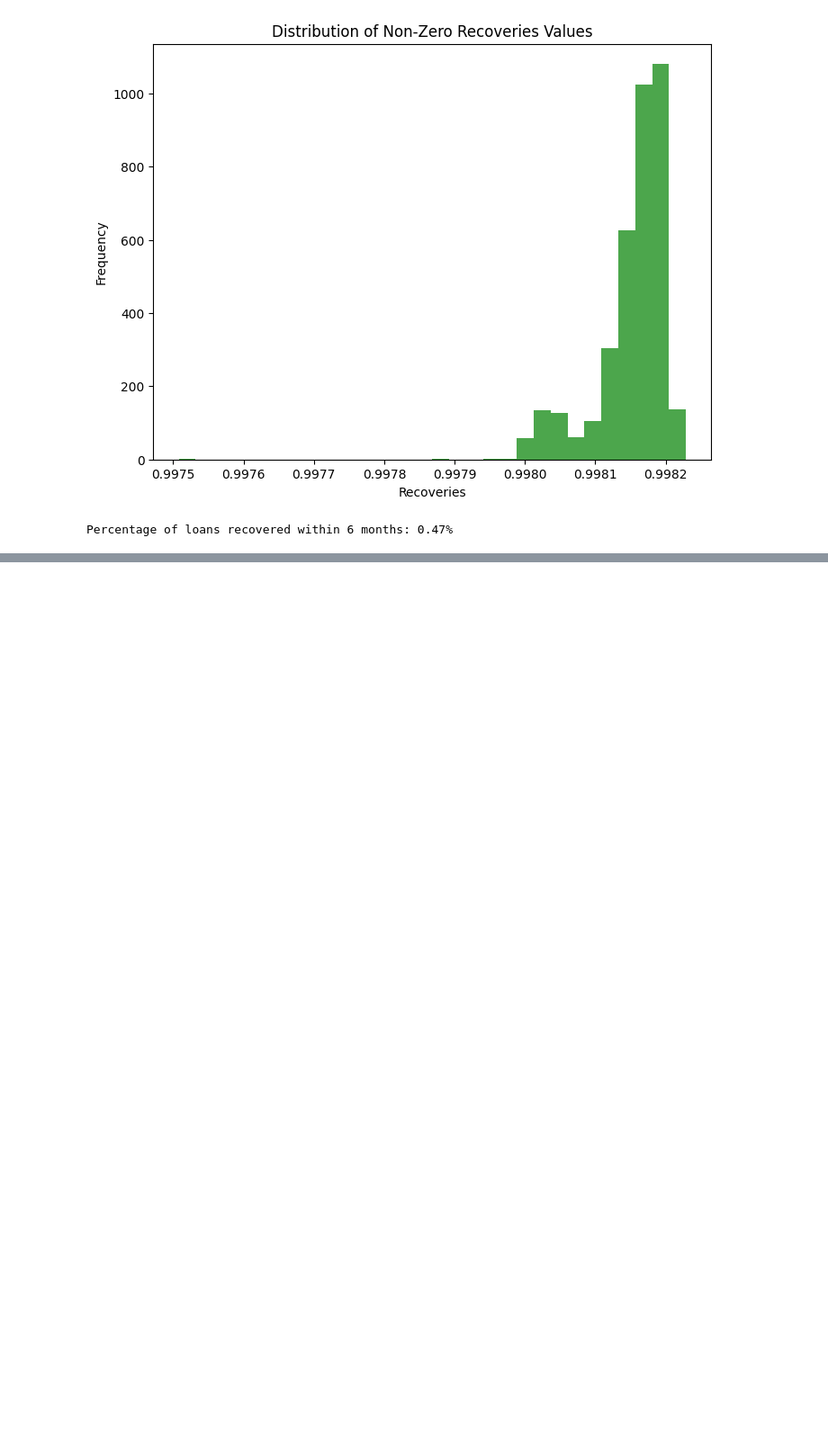
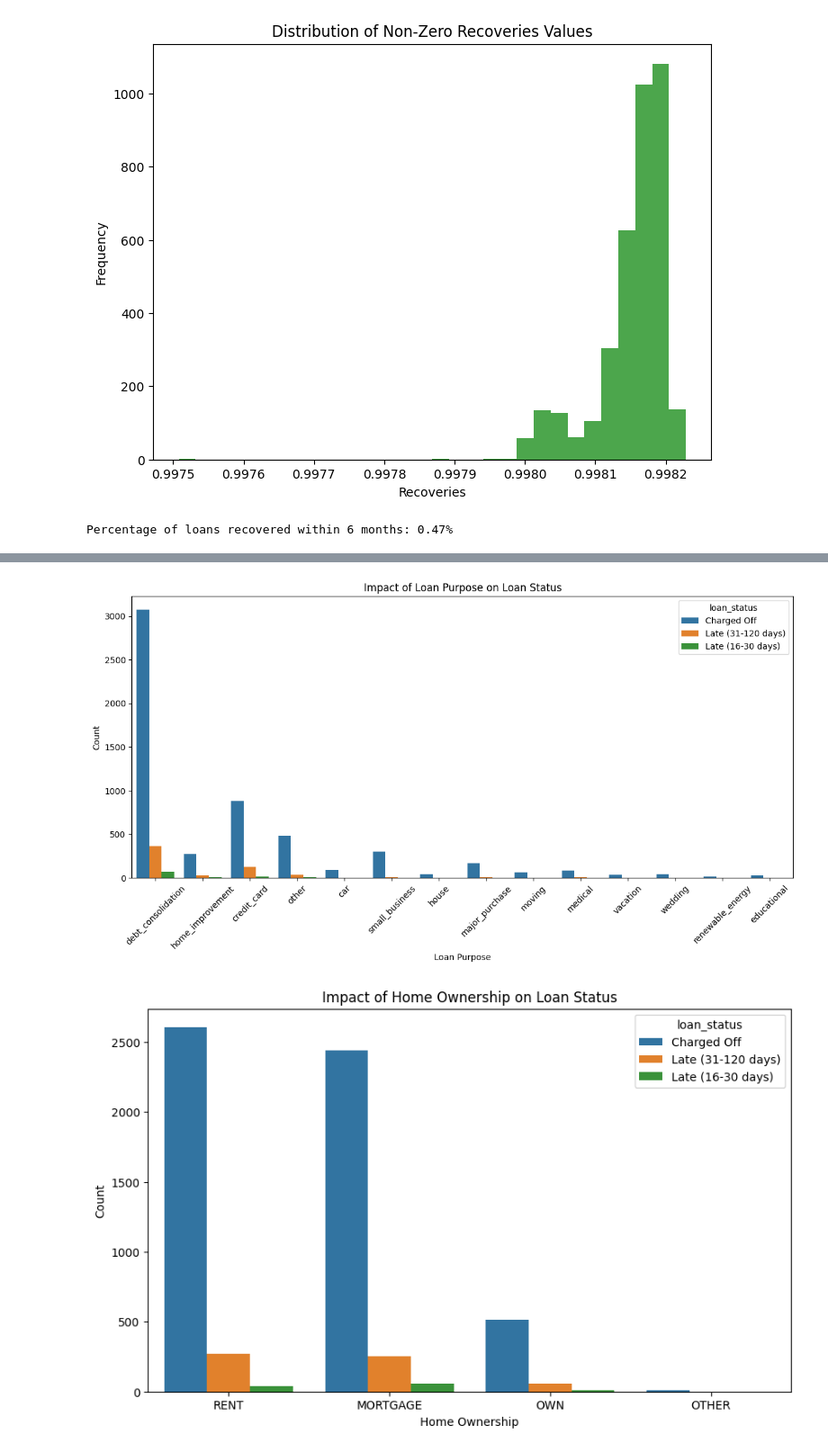
Before and after one commit to Saad-Riahi-Bejoud/EDA-project, a Jupyter notebook: eda_skedwed_plotter.ipynb, the cells around one changed output, grey strips where cells are left out. Shown at 90% size. Saved outputs shown, nothing was run; the diff lists cells and outputs as text; code cells hidden in the pictures; blank space fills up the shorter version.

```diff
--- a/eda_skedwed_plotter.ipynb
+++ b/eda_skedwed_plotter.ipynb
@@ -127,0 +222,20 @@ Percentage of loans recovered within 6 months: 0.47%
+# %%
+# Visualize the impact of loan purpose on likelihood of not paying
+plt.figure(figsize=(14, 6))
+sns.countplot(x='purpose', hue='loan_status', data=risk_customers)
+plt.title('Impact of Loan Purpose on Loan Status')
+plt.xlabel('Loan Purpose')
+plt.ylabel('Count')
+plt.xticks(rotation=45)
+plt.show()
+
+# Visualize the impact of home ownership on likelihood of not paying
+plt.figure(figsize=(10, 6))
+sns.countplot(x='home_ownership', hue='loan_status', data=risk_customers)
+plt.title('Impact of Home Ownership on Loan Status')
+plt.xlabel('Home Ownership')
+plt.ylabel('Count')
+plt.show()
+# %% [output]
+[figure, added]
+[figure, added]
```
Also changed, not shown: parts of 7 cells of this notebook.
